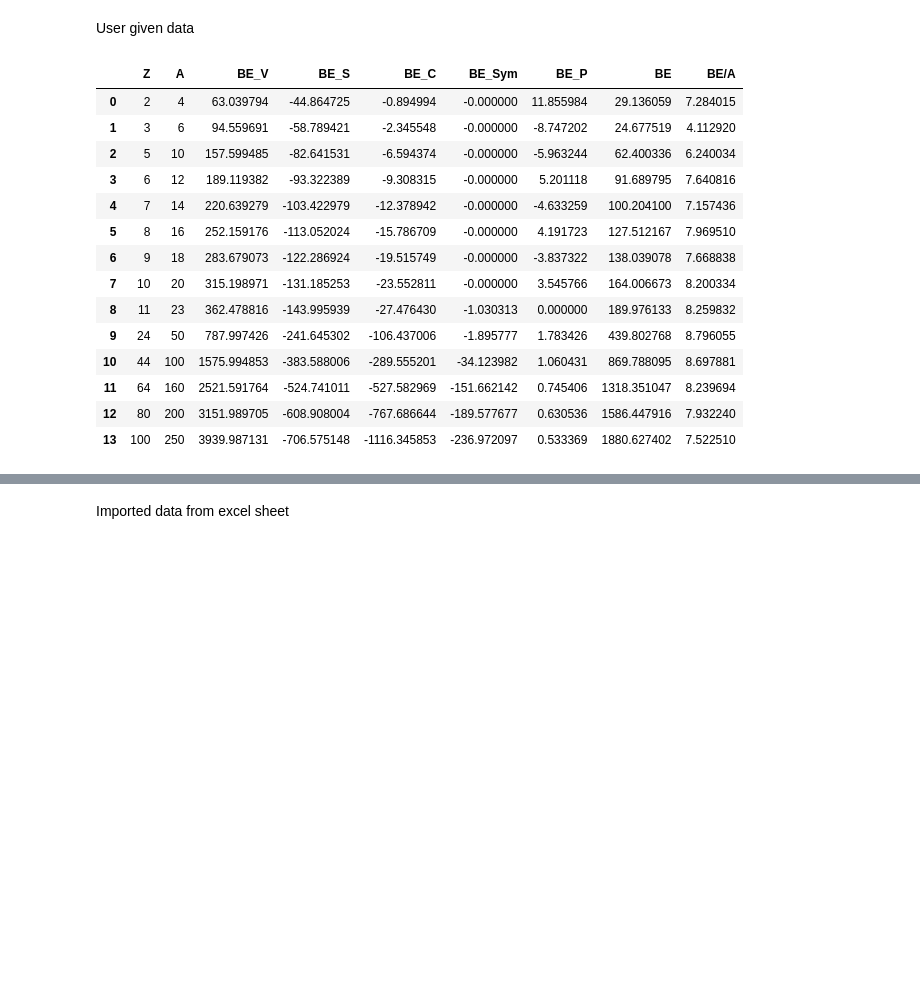
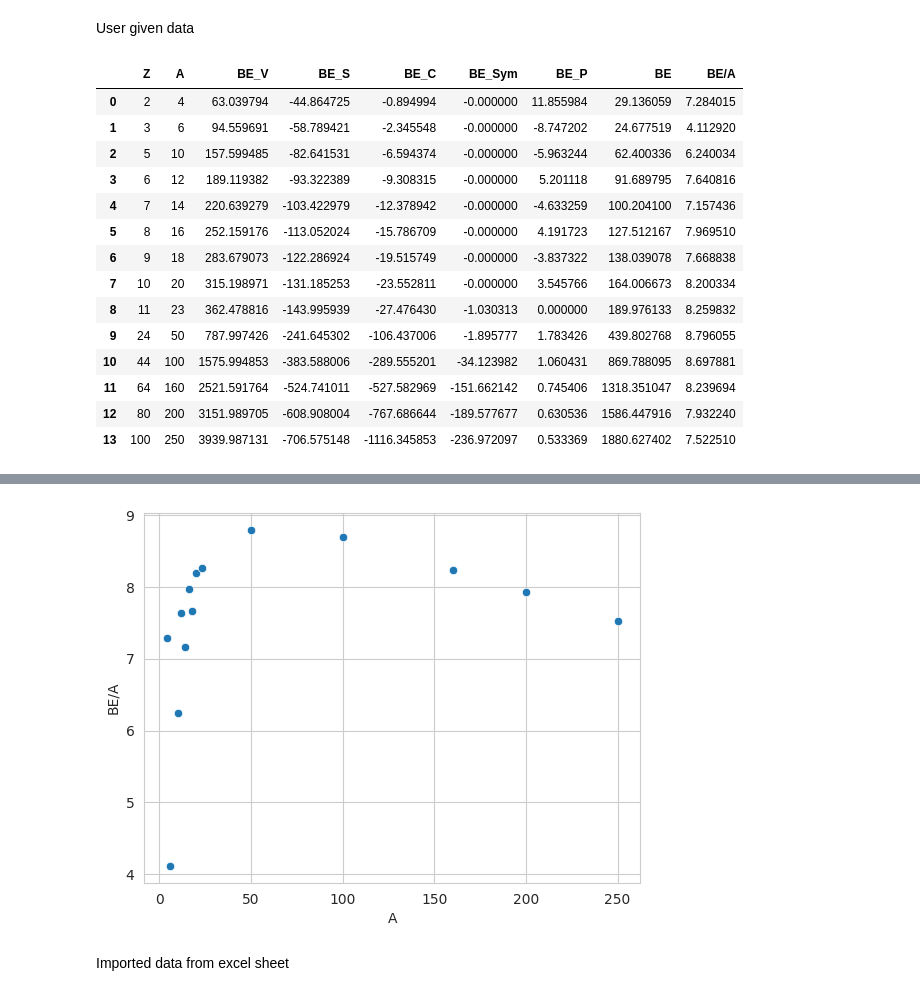
Before and after one commit to suman122003/BSc_Physics_Codes, a Jupyter notebook: DSE_2_Nuclear_and_Particle_Physics/semi_empirical_mass_formula.ipynb, the cells around one changed output, grey strips where cells are left out. Cells and saved outputs as stored; diff of their text form; code cells hidden in the pictures; blank space fills up the shorter version.

Commit message:
Used seaborn for plots.

```diff
--- a/DSE_2_Nuclear_and_Particle_Physics/semi_empirical_mass_formula.ipynb
+++ b/DSE_2_Nuclear_and_Particle_Physics/semi_empirical_mass_formula.ipynb
@@ -12,7 +14,7 @@ import numpy as np
 import pandas as pd
 import matplotlib.pyplot as plt
 import seaborn as so
-so.set_style(['whitegrid'])
+so.set_style('whitegrid')
 import plotly.express as px
 import scipy.constants as const
 # %%
@@ -76,6 +78,9 @@ display(df1)
 fig = px.scatter(df1, x='A', y='BE/A', hover_data='Z', title='Calculated using Semi empirical mass formula')
 # fig = px.line(df1, x='A', y='BE/A', hover_data='Z', title='Calculated using Semi empirical mass formula')
 fig.show()
+
+so.scatterplot(x='A', y='BE/A', data=df1)
+plt.show()
 # %% [output]
 |  | Z | A | BE_V | BE_S | BE_C | BE_Sym | BE_P | BE | BE/A |
 | 0 | 2 | 4 | 63.039794 | -44.864725 | -0.894994 | -0.000000 | 11.855984 | 29.136059 | 7.284015 |
@@ -95,3 +101,4 @@ fig.show()
+[figure, added]
 # %% [markdown]
 Imported data from excel sheet
 # %%
```
Also changed, not shown: parts of 4 cells of this notebook, 1 other file.
